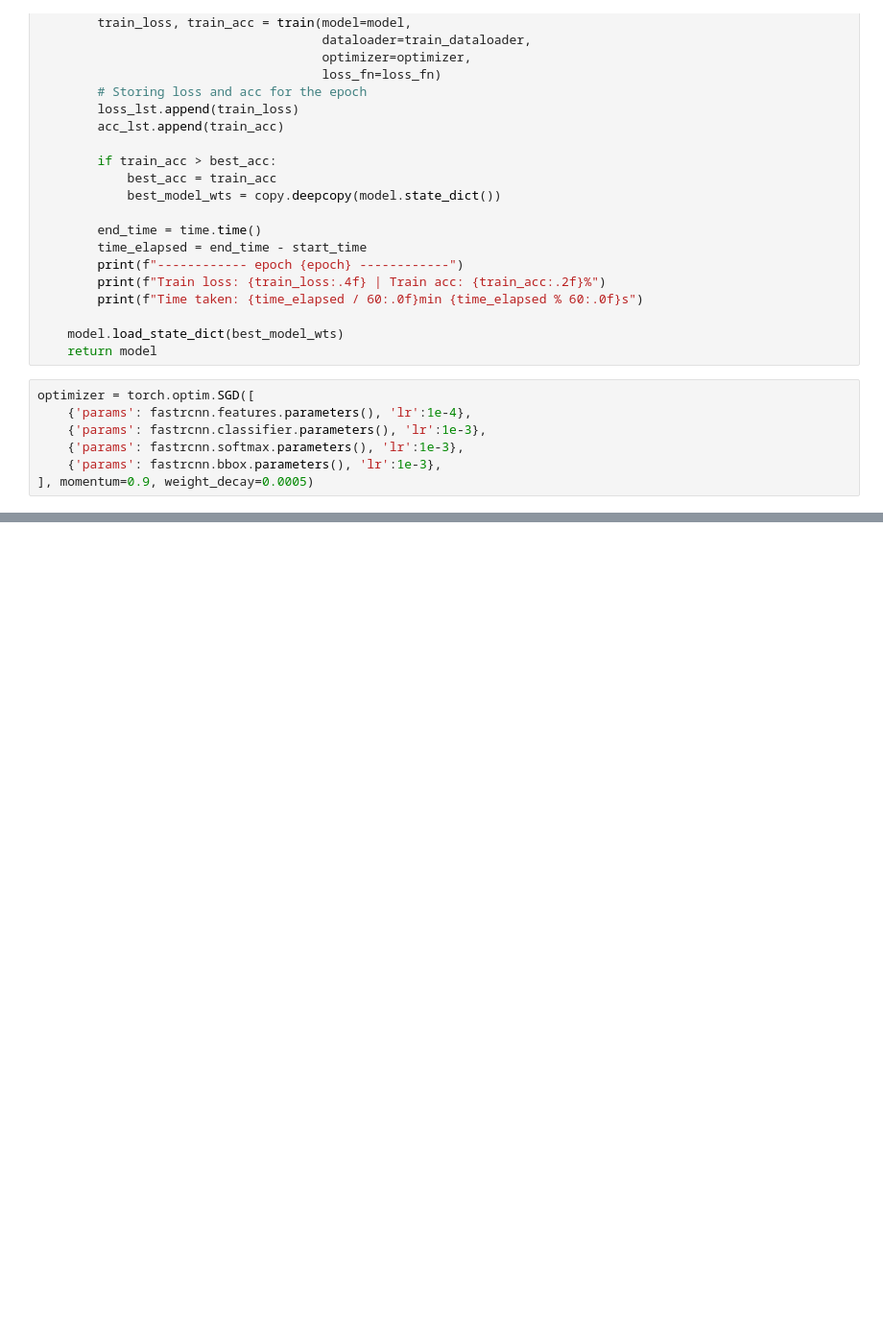
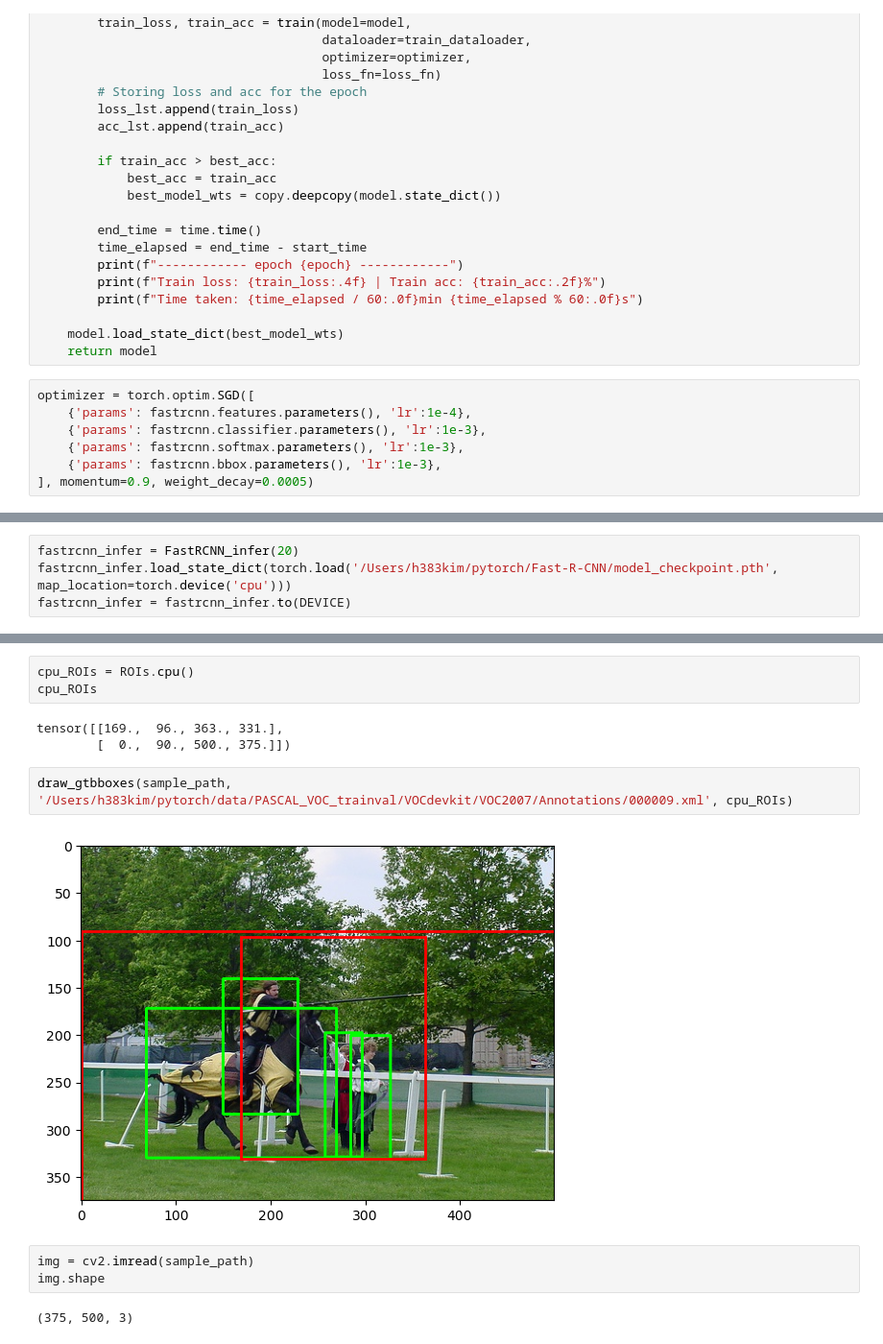
Before and after one commit to h383kim/Fast-R-CNN, a Jupyter notebook: Fast R-CNN.ipynb, the cells around one changed output, grey strips where cells are left out. Shown at 96% size. Cells and saved outputs as stored; diff of their text form; blank space fills up the shorter version.

```diff
--- a/Fast R-CNN.ipynb
+++ b/Fast R-CNN.ipynb
@@ -500,0 +652,4 @@ plt.title("Train Accuracy Graph")
+# %%
+fastrcnn_infer = FastRCNN_infer(20)
+fastrcnn_infer.load_state_dict(torch.load('/Users/h383kim/pytorch/Fast-R-CNN/model_checkpoint.pth', map_location=torch.device('cpu')))
+fastrcnn_infer = fastrcnn_infer.to(DEVICE)
@@ -500,0 +690,15 @@ plt.title("Train Accuracy Graph")
+# %%
+cpu_ROIs = ROIs.cpu()
+cpu_ROIs
+# %% [output]
+tensor([[169.,  96., 363., 331.],
+        [  0.,  90., 500., 375.]])
+# %%
+draw_gtbboxes(sample_path, '/Users/h383kim/pytorch/data/PASCAL_VOC_trainval/VOCdevkit/VOC2007/Annotations/000009.xml', cpu_ROIs)
+# %% [output]
+[figure, added]
+# %%
+img = cv2.imread(sample_path)
+img.shape
+# %% [output]
+(375, 500, 3)
```
Also changed, not shown: parts of 17 cells of this notebook, 1 other file.
